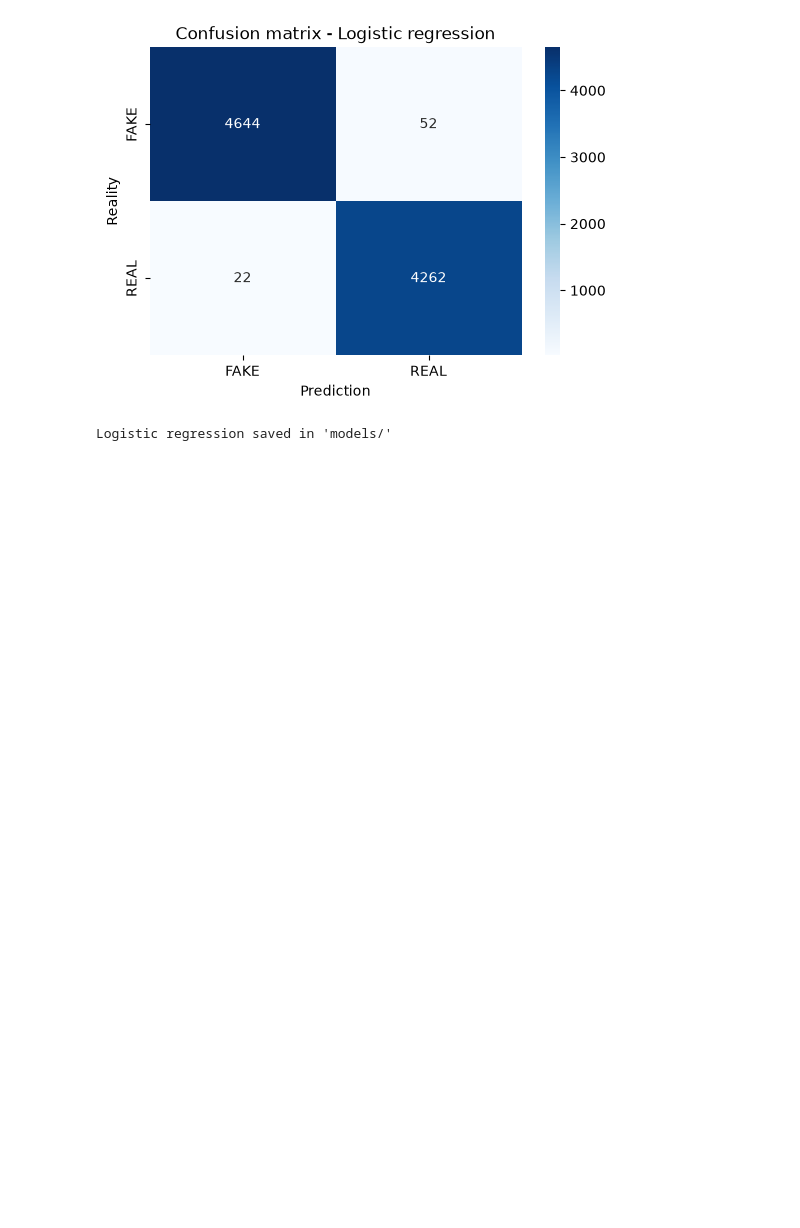
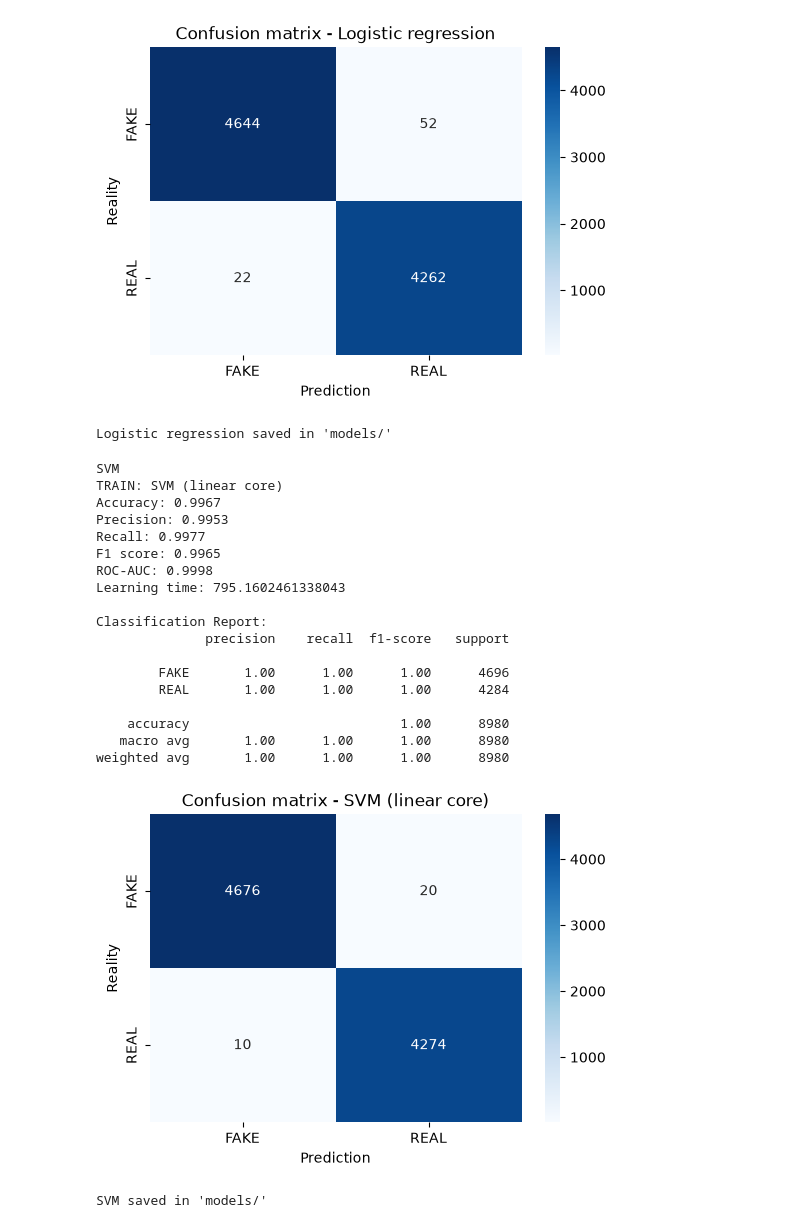
Before and after one commit to ayurckov/definition-of-fake-news, a Jupyter notebook: model_training.ipynb, the cells around one changed output. Cells and saved outputs as stored; diff of their text form; code cells hidden in the pictures; blank space fills up the shorter version.

```diff
--- a/model_training.ipynb
+++ b/model_training.ipynb
@@ -176,3 +176,45 @@ Classification Report:
 weighted avg       0.99      0.99      0.99      8980
 [figure]
 Logistic regression saved in 'models/'
+# %%
+# SVM
+print("SVM")
+
+svm_model = SVC(
+    C=1.0,
+    kernel='linear',
+    class_weight='balanced',
+    probability=True,
+    random_state=42
+)
+
+results['svm'] = train_and_evaluate(
+    svm_model, 'SVM (linear core)',
+    X_train, X_test, y_train, y_test
+)
+
+with open('models/svm_model.pkl', 'wb') as f:
+    pickle.dump(svm_model, f)
+
+print("SVM saved in 'models/'")
+# %% [output]
+SVM
+TRAIN: SVM (linear core)
+Accuracy: 0.9967
+Precision: 0.9953
+Recall: 0.9977
+F1 score: 0.9965
+ROC-AUC: 0.9998
+Learning time: 795.1602461338043
+
+Classification Report:
+              precision    recall  f1-score   support
+
+        FAKE       1.00      1.00      1.00      4696
+        REAL       1.00      1.00      1.00      4284
+
+    accuracy                           1.00      8980
+   macro avg       1.00      1.00      1.00      8980
+weighted avg       1.00      1.00      1.00      8980
+[figure, added]
+SVM saved in 'models/'
```
Also changed, not shown: parts of 3 cells of this notebook.
